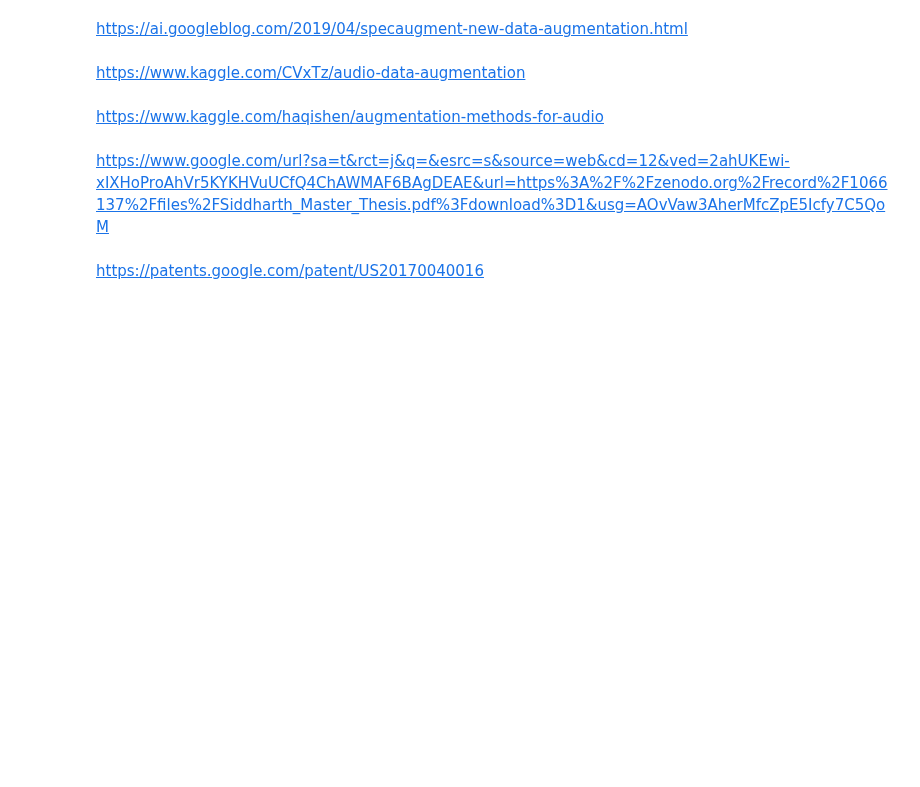
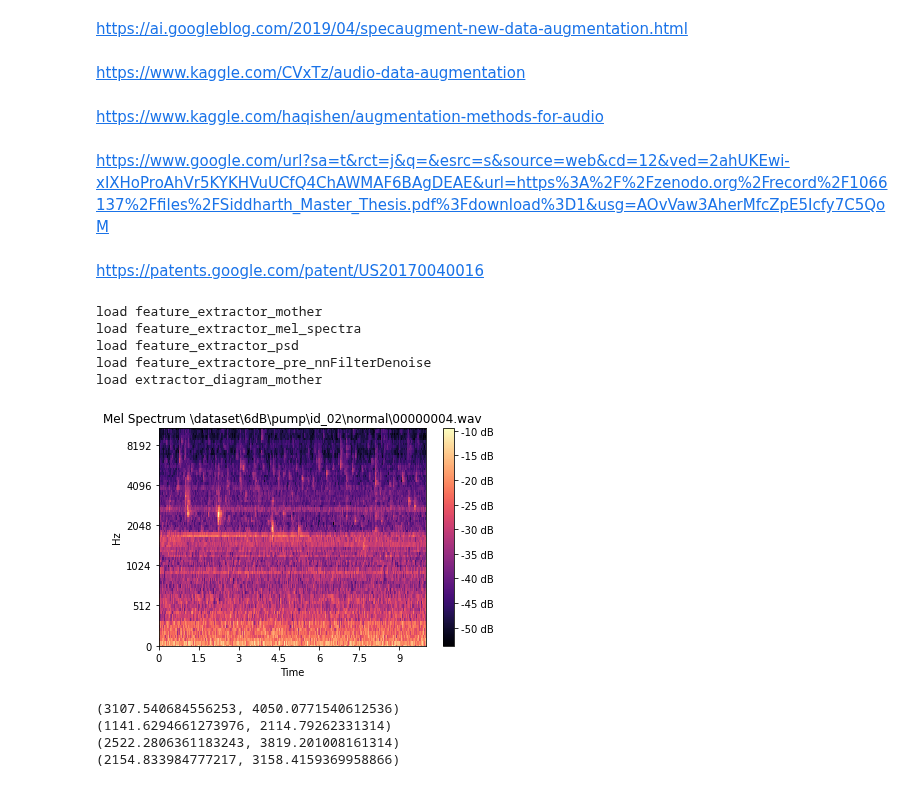
Before and after one commit to BA-HanseML/NF_Prj_MIMII_Dataset, a Jupyter notebook: sub_notebooks/pseudo_supervised_data_augmentation/audio_augmentation.ipynb, the cells around one changed output. Saved outputs shown, nothing was run; the diff lists cells and outputs as text; code cells hidden in the pictures; blank space fills up the shorter version.

```diff
--- a/sub_notebooks/pseudo_supervised_data_augmentation/audio_augmentation.ipynb
+++ b/sub_notebooks/pseudo_supervised_data_augmentation/audio_augmentation.ipynb
@@ -10,3 +10,53 @@ https://www.kaggle.com/haqishen/augmentation-methods-for-audio
 https://www.google.com/url?sa=t&rct=j&q=&esrc=s&source=web&cd=12&ved=2ahUKEwi-xIXHoProAhVr5KYKHVuUCfQ4ChAWMAF6BAgDEAE&url=https%3A%2F%2Fzenodo.org%2Frecord%2F1066137%2Ffiles%2FSiddharth_Master_Thesis.pdf%3Fdownload%3D1&usg=AOvVaw3AherMfcZpE5Icfy7C5QoM
 # %% [markdown]
 https://patents.google.com/patent/US20170040016
+# %%
+import librosa
+import os
+BASE_FOLDER =  r'../../'
+file_path = r'\dataset\6dB\fan\id_02\abnormal\00000002.wav'
+file_path = r'\dataset\6dB\pump\id_02\normal\00000004.wav'
+ch, sr = librosa.load(os.path.abspath(BASE_FOLDER+file_path), sr=None, mono=False)
+noisy_signal = ch[0]
+# %%
+# create mel to see the effect
+%run -i ..\..\utility\feature_extractor\JupyterLoad_feature_extractor.py
+def mel(s):
+    wmf = memory_wave_file()
+    wmf.filepath=file_path
+    wmf.srate=sr
+    wmf.channel=[s]
+    fe_mel = feature_extractor_mel(BASE_FOLDER,'mel1')
+    fe_mel.set_hyperparamter(n_mels=80, n_fft=1024, channel=0)
+    fe_mel.create_from_wav(wmf)
+    fe_mel.plot()
+
+mel(noisy_signal)
+# %% [output]
+load feature_extractor_mother
+load feature_extractor_mel_spectra
+load feature_extractor_psd
+load feature_extractore_pre_nnFilterDenoise
+load extractor_diagram_mother
+[figure, added]
+# %%
+# over exite a band
+# random band
+def get_rand_fband():
+    base = 500
+    limit = 4000
+    band = np.random.random_sample()*0.4
+    frc = base + np.random.random_sample()*(limit -base)
+    frc_u = frc*(1.+band)
+    frc_l = frc*(1.-band)
+    return frc_l, frc_u
+
+print(get_rand_fband())
+print(get_rand_fband())
+print(get_rand_fband())
+print(get_rand_fband())
+# %% [output]
+(3107.540684556253, 4050.0771540612536)
+(1141.6294661273976, 2114.79262331314)
+(2522.2806361183243, 3819.201008161314)
+(2154.833984777217, 3158.4159369958866)
```
Also changed, not shown: parts of 7 cells of this notebook, 16 other files.
